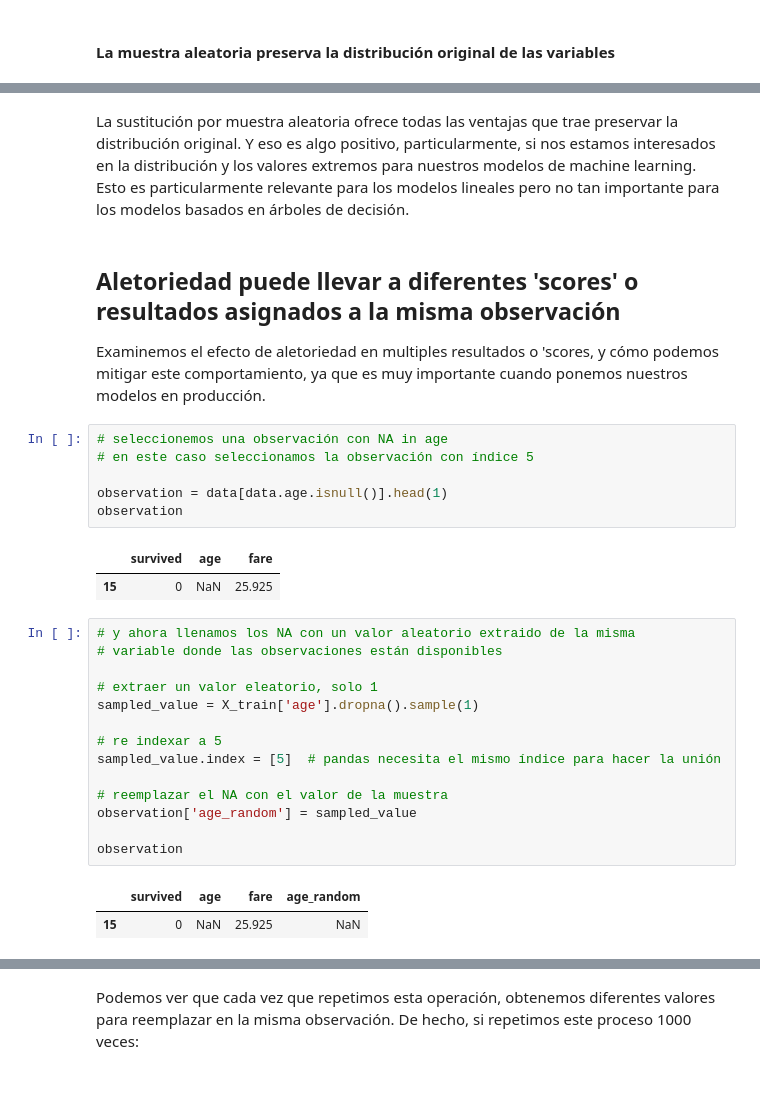
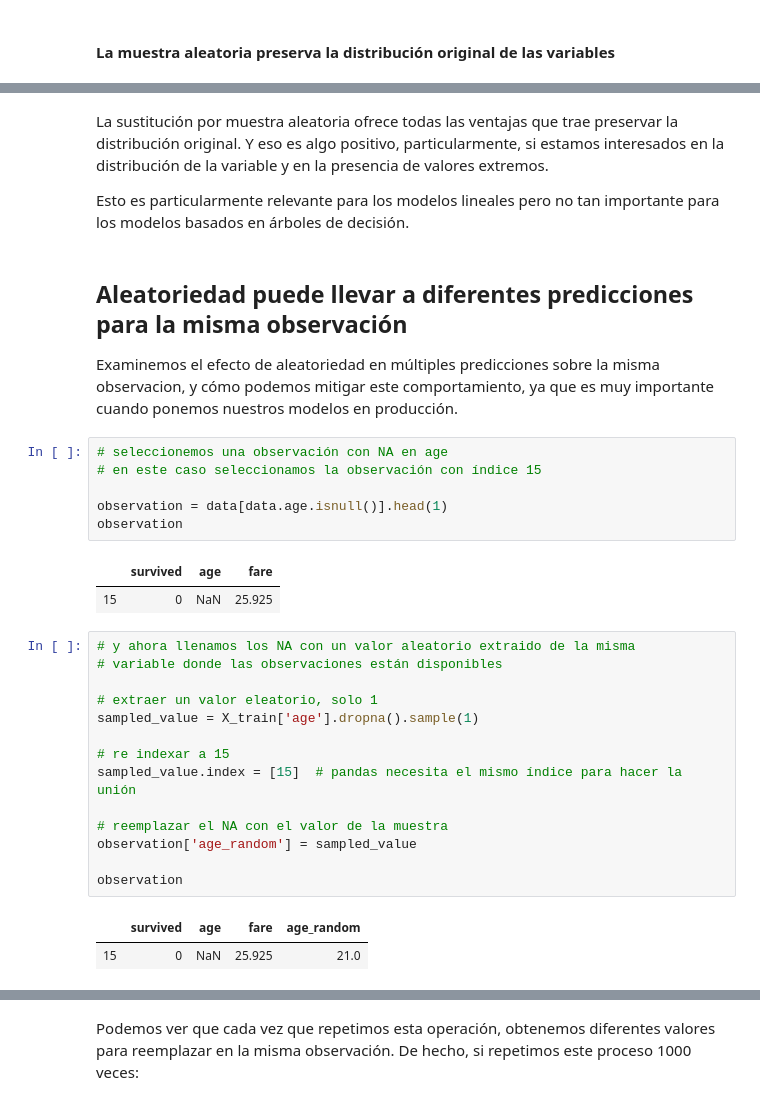
Before and after one commit to solegalli/ingenieria-de-variables, a Jupyter notebook: Seccion-04-Sustitucion-Datos-Faltantes/04.07_SustitucionMuestraAleatoria.ipynb, the cells around one changed output, grey strips where cells are left out. Saved outputs shown, nothing was run; the diff lists cells and outputs as text.

```diff
--- a/Seccion-04-Sustitucion-Datos-Faltantes/04.07_SustitucionMuestraAleatoria.ipynb
+++ b/Seccion-04-Sustitucion-Datos-Faltantes/04.07_SustitucionMuestraAleatoria.ipynb
@@ -246,11 +251,14 @@ X_train[['age', 'age_imputed']].boxplot()
 # %% [markdown]
-La sustitución por muestra aleatoria ofrece todas las ventajas que trae preservar la distribución original. Y eso es algo positivo, particularmente, si nos estamos interesados en la distribución y los valores extremos para nuestros modelos de machine learning. Esto es particularmente relevante para los modelos lineales pero no tan importante para los modelos basados en árboles de decisión.
+La sustitución por muestra aleatoria ofrece todas las ventajas que trae preservar la distribución original. Y eso es algo positivo, particularmente, si estamos interesados en la distribución de la variable y en la presencia de valores extremos.
+
+Esto es particularmente relevante para los modelos lineales pero no tan importante para los modelos basados en árboles de decisión.
 # %% [markdown]
-## Aletoriedad puede llevar a diferentes 'scores' o resultados asignados a la misma observación
-Examinemos el efecto de aletoriedad en multiples resultados o 'scores, y cómo podemos mitigar este comportamiento, ya que es muy importante cuando ponemos nuestros modelos en producción.
+## Aleatoriedad puede llevar a diferentes predicciones para la misma observación
+
+Examinemos el efecto de aleatoriedad en múltiples predicciones sobre la misma observacion, y cómo podemos mitigar este comportamiento, ya que es muy importante cuando ponemos nuestros modelos en producción.
 # %%
-# seleccionemos una observación con NA in age
-# en este caso seleccionamos la observación con índice 5
+# seleccionemos una observación con NA en age
+# en este caso seleccionamos la observación con índice 15
 
 observation = data[data.age.isnull()].head(1)
 observation
@@ -260,20 +268,20 @@ observation
 # %%
 # y ahora llenamos los NA con un valor aleatorio extraido de la misma
 # variable donde las observaciones están disponibles
 
 # extraer un valor eleatorio, solo 1
 sampled_value = X_train['age'].dropna().sample(1)
 
-# re indexar a 5
-sampled_value.index = [5]  # pandas necesita el mismo índice para hacer la unión
+# re indexar a 15
+sampled_value.index = [15]  # pandas necesita el mismo índice para hacer la unión
 
 # reemplazar el NA con el valor de la muestra
 observation['age_random'] = sampled_value
 
 observation
 # %% [output]
 |  | survived | age | fare | age_random |
-| 15 | 0 | NaN | 25.925 | NaN |
+| 15 | 0 | NaN | 25.925 | 21.0 |
 # %%
 # repitamos el ejercicio nuevamente:
 # llenamos los NA con otro valor aleatorio
```
Also changed, not shown: parts of 39 cells of this notebook, 15 other files.
